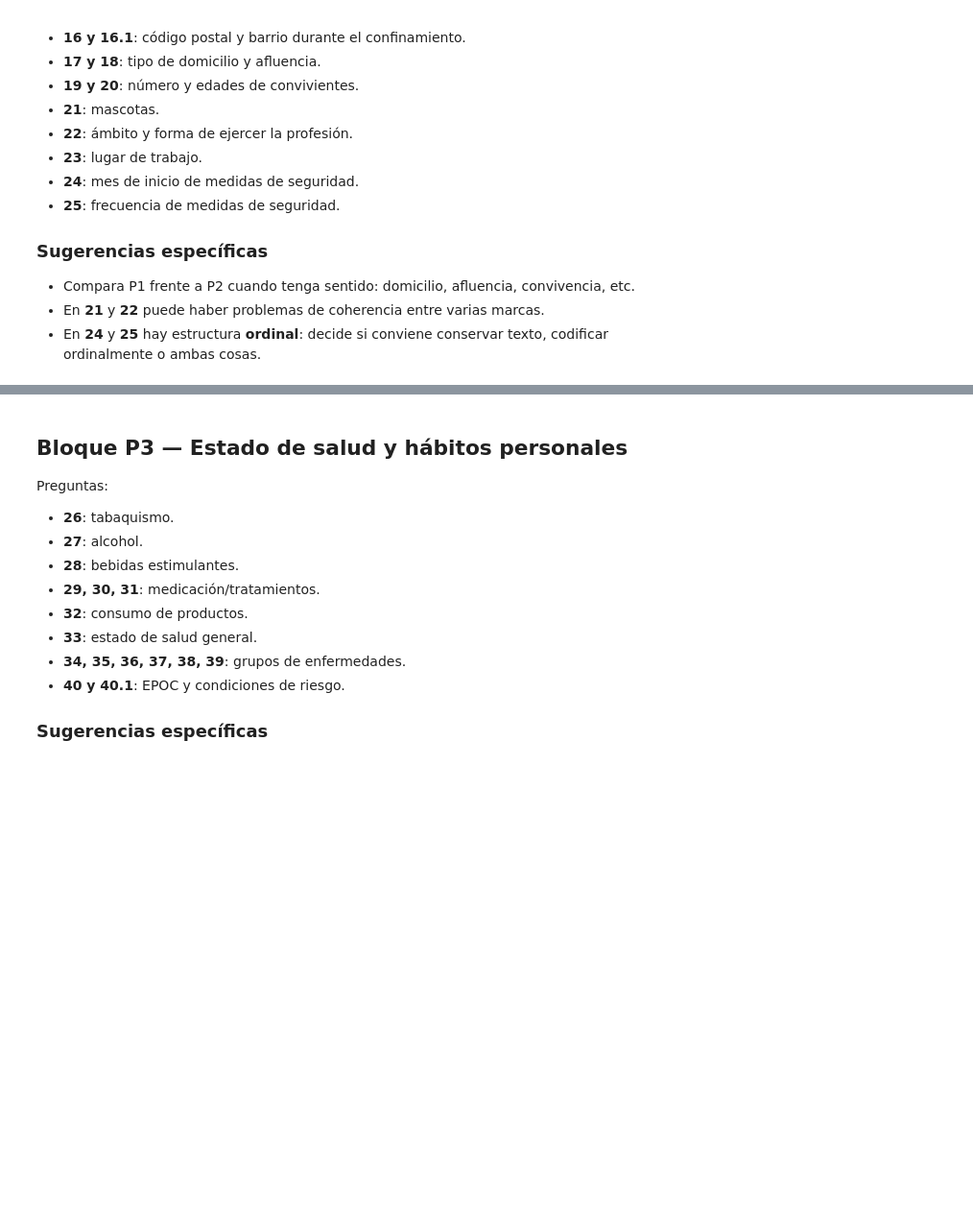
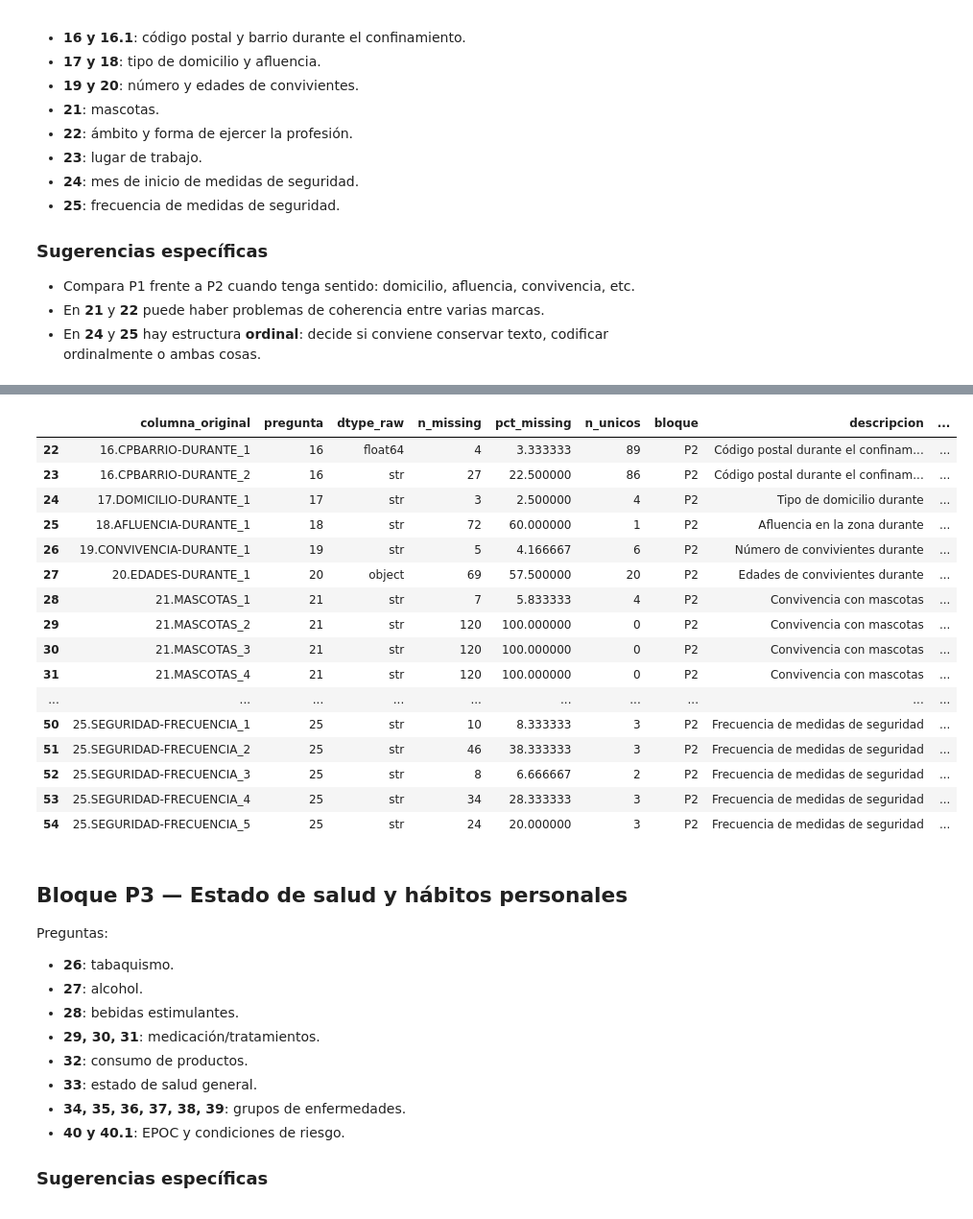
Before and after one commit to mxgueladrx/uma-25-26-2, a Jupyter notebook: AC1/Practica1/Notebook_Limpieza_EncuestaCOVID_ENUNCIADO.ipynb, the cells around one changed output, grey strips where cells are left out. Shown at 96% size. Drawn from its saved outputs; the diff is of its cells as text; code cells hidden in the pictures; blank space fills up the shorter version.

```diff
--- a/AC1/Practica1/Notebook_Limpieza_EncuestaCOVID_ENUNCIADO.ipynb
+++ b/AC1/Practica1/Notebook_Limpieza_EncuestaCOVID_ENUNCIADO.ipynb
@@ -487,7 +487,8 @@ registrar_auditoria("1.CPBARRIO-ANTES_1",
 df_trabajo["barrio_antes_clean"] = (df_trabajo["1.CPBARRIO-ANTES_2"]
     .str.strip().str.title()
     .replace({"Centro Histórico": "Centro", "Hueling": "Huelin", "Playamar/Torremolinos": "Playamar",
-              "Ciudad Jardin": "Ciudad Jardín", "Malaga": "Málaga", "Centro  Ciudad": "Centro", "5418": "05418"}, regex=True))
+              "Ciudad Jardin": "Ciudad Jardín", "Malaga": "Málaga", "Centro  Ciudad": "Centro",
+              "5418": "05418", "El Mismo": "14420"}, regex=True))
 
 registrar_auditoria("1.CPBARRIO-ANTES_2",
                  "Espacios y nombres de barrios inconsistentes, cp sin 5 dígitos",
@@ -515,7 +516,6 @@ registrar_auditoria("3.EDAD_1",
 
 # 4. Peso (4.PESO_1)
 # Tipo: numérica. Problema: valores extremos, posibles errores de unidad.
-
 registrar_auditoria("4.PESO_1",
                     "No hay problemas",
                     "No hay problemas",
@@ -541,7 +541,6 @@ registrar_auditoria("6.DOMICILIO-ANTES_1",
 
 # 7. (7.AFLUENCIA-ANTES_1)
 # Tipo: categórica ordinal.
-
 df_trabajo["afluencia_antes_clean"] = df_trabajo["7.AFLUENCIA-ANTES_1"].str.strip()
 
 registrar_auditoria("7.AFLUENCIA-ANTES_1",
@@ -560,8 +559,7 @@ registrar_auditoria("8.CONVIVENCIA-ANTES_1",
 
 # 9. (9.ED,DES-,NTES_1)
 # Tipo: texto libre/lista. Muy corrupta. Muchos NaN y valores como "," o "N,".
-
-df_trabajo["n_edades_conv_antes"] = pd.to_numeric(df_trabajo["9.ED,DES-,NTES_1"].str.strip().replace({"0.1": "0", "No": "0"}))
+df_trabajo["n_edades_conv_antes"] = pd.to_numeric(df_trabajo["9.ED,DES-,NTES_1"].str.strip().replace({"0.1": "0", "No": "0"})).astype("Int64")
 
 registrar_auditoria("9.ED,DES-,NTES_1",
                     "Columna no numérica, valores corruptos como 'No' o '0.1'",
@@ -579,7 +577,6 @@ registrar_auditoria("10.PROFESION-ANTES_1",
 
 # 11. (11.LUGARTRABAJO-ANTES_1)
 # Tipo: categórica nominal. Algunas respuestas libres fuera de las categorías principales.
-
 df_trabajo["lugar_trabajo_antes_clean"] = df_trabajo["11.LUGARTRABAJO-ANTES_1"].str.strip().str.title().where(lambda x: x.str.startswith(("En El Hogar", "Trabajo"), na=True), "Otro")
 
 registrar_auditoria("11.LUGARTRABAJO-ANTES_1",
@@ -589,7 +586,6 @@ registrar_auditoria("11.LUGARTRABAJO-ANTES_1",
 
 # 12. (12.OCIO_1)
 # Tipo: categórica nominal. Alguna respuesta libre rara.
-
 df_trabajo["ocio_clean"] = df_trabajo["12.OCIO_1"].str.strip().str.title().replace({"En Casa Y En Cafeterías": "Otro"})
 
 registrar_auditoria("12.OCIO_1",
@@ -600,4 +596,35 @@ registrar_auditoria("12.OCIO_1",
 # 13. (13.TRANSPORTE_1 a _7)
 # Tipo: tabla ordinal multicolumna (frecuencia de uso por tipo de transporte).
 # Valores: Nula/Muy baja/Baja/Media/Frecuente. Algunos tienen valores combinados.
+orden = {"Nula": 0, "Muy Baja": 1, "Baja": 2, "Media": 3, "Frecuente": 4}
+
+cols_13 = [c for c in df_trabajo.columns if c.startswith("13.TRANSPORTE")]
+
+df_trabajo["transporte_clean"] = df_trabajo[cols_13].apply(
+    lambda x: x.str.strip().str.title().map(orden)
+).sum(axis=1).astype(int)
+
+for i in range (1, 8):
+    registrar_auditoria(f"13.TRANSPORTE_{i}",
+                    "Espacios iniciales y finales, pregunta múltiple con valores de texto ordinales",
+                    "Conversión a escala 0-4 y suma de todas las respuestas para crear un índice de exposición",
+                    "transporte_clean")
+
+# 14. (14.EXTRANJERO_1)
+# Tipo: mixta sí/no + texto destino. Problema: inconsistencia No/NO/no, Si con destino.
+df_trabajo["extranjero_clean"] = df_trabajo["14.EXTRANJERO_1"].str.lower().str.replace(r"^s[iíy]+[^a-z]*(.*)", r"Si, \1", regex=True).str.title().str.strip(", ").where(lambda x: x.str.startswith("Si", na=False), "No")
+
+registrar_auditoria("14.EXTRANJERO_1",
+                    "Inconsistencia total en 'Sí/No' y mezcla de respuesta con nombre del país",
+                    "Normalización con Regex para capturar variantes de, extracción del destino, y title",
+                    "extranjero_clean")
+
+# 15. (15.DESPLAZAMIENTO-NACIONAL_1)
+# Tipo categoría nominal.
+df_trabajo["desplazamiento_nacional_clean"] = df_trabajo["15.DESPLAZAMIENTO-NACIONAL_1"].str.strip().replace({"Córdoba": "Otro"}).str.title()
+
+registrar_auditoria("15.DESPLAZAMIENTO-NACIONAL_1",
+                    "Espacios y categorías inconsistentes",
+                    "Eliminar espacios y cambio de atributos a categoría 'otro'",
+                    "desplazamiento_nacional_clean")
 # %%
@@ -647,3 +768,23 @@ display(auditoria[auditoria["columna_original"].isin(cols_p2)])
+# %%
+display(auditoria[auditoria["columna_original"].isin(cols_p2)])
+# %% [output]
+|  | columna_original | pregunta | dtype_raw | n_missing | pct_missing | n_unicos | bloque | descripcion | ... |
+| 22 | 16.CPBARRIO-DURANTE_1 | 16 | float64 | 4 | 3.333333 | 89 | P2 | Código postal durante el confinam... | ... |
+| 23 | 16.CPBARRIO-DURANTE_2 | 16 | str | 27 | 22.500000 | 86 | P2 | Código postal durante el confinam... | ... |
+| 24 | 17.DOMICILIO-DURANTE_1 | 17 | str | 3 | 2.500000 | 4 | P2 | Tipo de domicilio durante | ... |
+| 25 | 18.AFLUENCIA-DURANTE_1 | 18 | str | 72 | 60.000000 | 1 | P2 | Afluencia en la zona durante | ... |
+| 26 | 19.CONVIVENCIA-DURANTE_1 | 19 | str | 5 | 4.166667 | 6 | P2 | Número de convivientes durante | ... |
+| 27 | 20.EDADES-DURANTE_1 | 20 | object | 69 | 57.500000 | 20 | P2 | Edades de convivientes durante | ... |
+| 28 | 21.MASCOTAS_1 | 21 | str | 7 | 5.833333 | 4 | P2 | Convivencia con mascotas | ... |
+| 29 | 21.MASCOTAS_2 | 21 | str | 120 | 100.000000 | 0 | P2 | Convivencia con mascotas | ... |
+| 30 | 21.MASCOTAS_3 | 21 | str | 120 | 100.000000 | 0 | P2 | Convivencia con mascotas | ... |
+| 31 | 21.MASCOTAS_4 | 21 | str | 120 | 100.000000 | 0 | P2 | Convivencia con mascotas | ... |
+| ... | ... | ... | ... | ... | ... | ... | ... | ... | ... |
+| 50 | 25.SEGURIDAD-FRECUENCIA_1 | 25 | str | 10 | 8.333333 | 3 | P2 | Frecuencia de medidas de seguridad | ... |
+| 51 | 25.SEGURIDAD-FRECUENCIA_2 | 25 | str | 46 | 38.333333 | 3 | P2 | Frecuencia de medidas de seguridad | ... |
+| 52 | 25.SEGURIDAD-FRECUENCIA_3 | 25 | str | 8 | 6.666667 | 2 | P2 | Frecuencia de medidas de seguridad | ... |
+| 53 | 25.SEGURIDAD-FRECUENCIA_4 | 25 | str | 34 | 28.333333 | 3 | P2 | Frecuencia de medidas de seguridad | ... |
+| 54 | 25.SEGURIDAD-FRECUENCIA_5 | 25 | str | 24 | 20.000000 | 3 | P2 | Frecuencia de medidas de seguridad | ... |
 # %% [markdown]
 ## Bloque P3 — Estado de salud y hábitos personales
 
```
Also changed, not shown: parts of 3 cells of this notebook.
